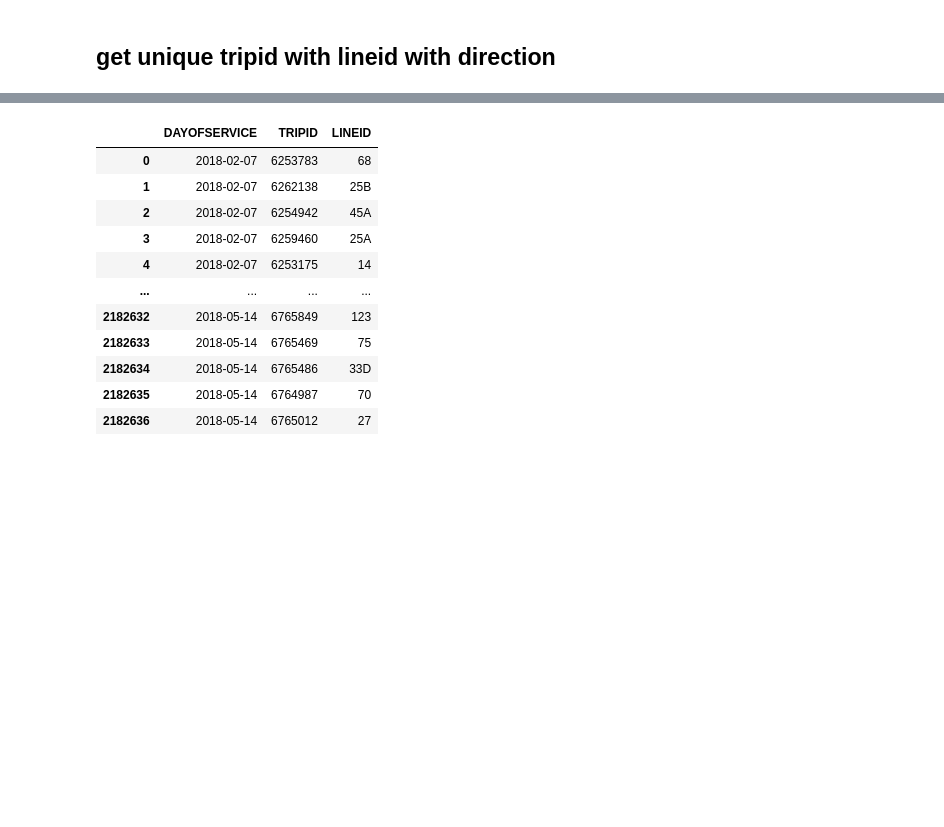
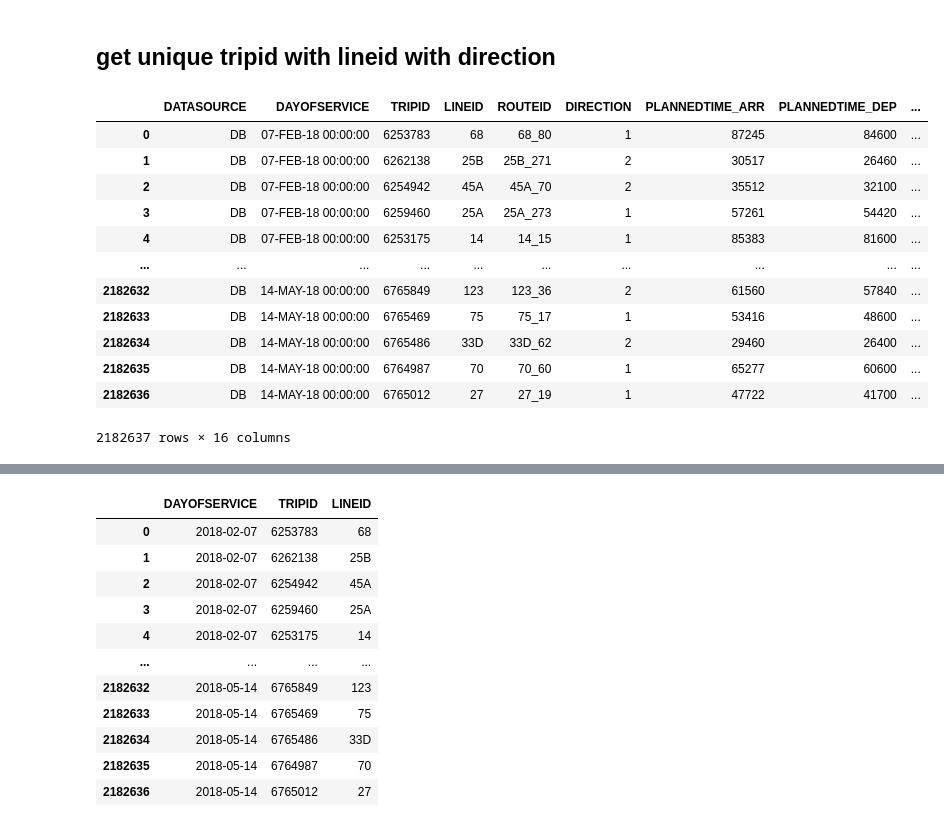
Before and after one commit to kevinobrien97/comp47360_SummerGroupProject, a Jupyter notebook: analytics/3.0stopdivide.ipynb, the cells around one changed output, grey strips where cells are left out. Cells and saved outputs as stored; diff of their text form; code cells hidden in the pictures; blank space fills up the shorter version.

```diff
--- a/analytics/3.0stopdivide.ipynb
+++ b/analytics/3.0stopdivide.ipynb
@@ -53,3 +59,21 @@ weather_trips.csv
 ## get unique tripid with lineid with direction
 # %%
 trips = pd.read_csv('rt_trips_DB_2018.txt', sep=";", parse_dates=[0],usecols=['DAYOFSERVICE', 'TRIPID', 'LINEID'])
+# %%
+test = pd.read_csv('rt_trips_DB_2018.txt', sep=";", parse_dates=[0])
+# %%
+test
+# %% [output]
+|  | DATASOURCE | DAYOFSERVICE | TRIPID | LINEID | ROUTEID | DIRECTION | PLANNEDTIME_ARR | PLANNEDTIME_DEP | ... |
+| 0 | DB | 07-FEB-18 00:00:00 | 6253783 | 68 | 68_80 | 1 | 87245 | 84600 | ... |
+| 1 | DB | 07-FEB-18 00:00:00 | 6262138 | 25B | 25B_271 | 2 | 30517 | 26460 | ... |
+| 2 | DB | 07-FEB-18 00:00:00 | 6254942 | 45A | 45A_70 | 2 | 35512 | 32100 | ... |
+| 3 | DB | 07-FEB-18 00:00:00 | 6259460 | 25A | 25A_273 | 1 | 57261 | 54420 | ... |
+| 4 | DB | 07-FEB-18 00:00:00 | 6253175 | 14 | 14_15 | 1 | 85383 | 81600 | ... |
+| ... | ... | ... | ... | ... | ... | ... | ... | ... | ... |
+| 2182632 | DB | 14-MAY-18 00:00:00 | 6765849 | 123 | 123_36 | 2 | 61560 | 57840 | ... |
+| 2182633 | DB | 14-MAY-18 00:00:00 | 6765469 | 75 | 75_17 | 1 | 53416 | 48600 | ... |
+| 2182634 | DB | 14-MAY-18 00:00:00 | 6765486 | 33D | 33D_62 | 2 | 29460 | 26400 | ... |
+| 2182635 | DB | 14-MAY-18 00:00:00 | 6764987 | 70 | 70_60 | 1 | 65277 | 60600 | ... |
+| 2182636 | DB | 14-MAY-18 00:00:00 | 6765012 | 27 | 27_19 | 1 | 47722 | 41700 | ... |
+2182637 rows × 16 columns
```
Also changed, not shown: parts of 3 cells of this notebook, 4 other files.
